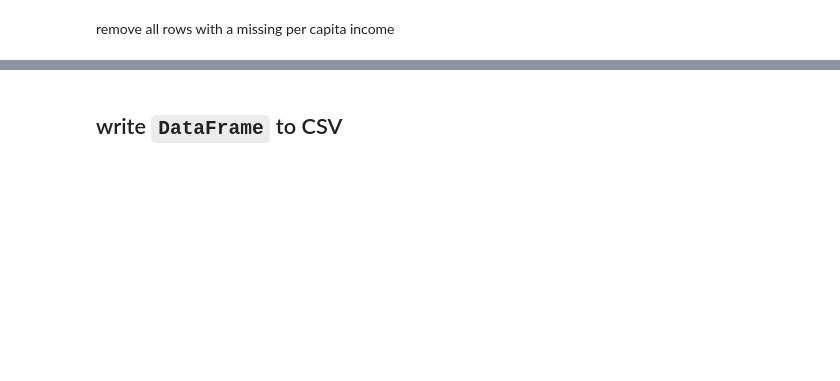
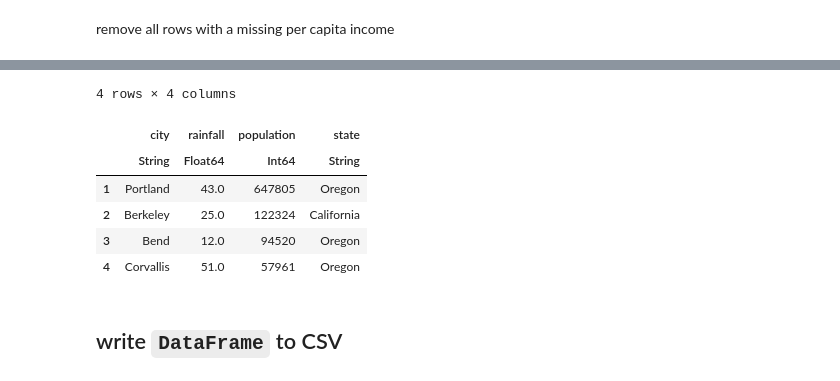
Before and after one commit to SimonEnsemble/data_science_course, a Jupyter notebook: lectures/dataframes/DataFrames.ipynb, the cells around one changed output, grey strips where cells are left out. Saved outputs shown, nothing was run; the diff lists cells and outputs as text; code cells hidden in the pictures; blank space fills up the shorter version.

```diff
--- a/lectures/dataframes/DataFrames.ipynb
+++ b/lectures/dataframes/DataFrames.ipynb
@@ -345,3 +395,15 @@ dropmissing(df, :per_capita_income)
+# %%
+unique!(df_cities) # ! means remove these duplicate rows from the passed dataframe.
+# (can also just return a copy by calling `unique(df_cities)` without the !)
+df_cities
+# %% [output]
+4 rows × 4 columns
+|  | city | rainfall | population | state |
+|  | String | Float64 | Int64 | String |
+| 1 | Portland | 43.0 | 647805 | Oregon |
+| 2 | Berkeley | 25.0 | 122324 | California |
+| 3 | Bend | 12.0 | 94520 | Oregon |
+| 4 | Corvallis | 51.0 | 57961 | Oregon |
 # %% [markdown]
 ## write `DataFrame` to CSV
 # %%
```
Also changed, not shown: parts of 26 cells of this notebook.
